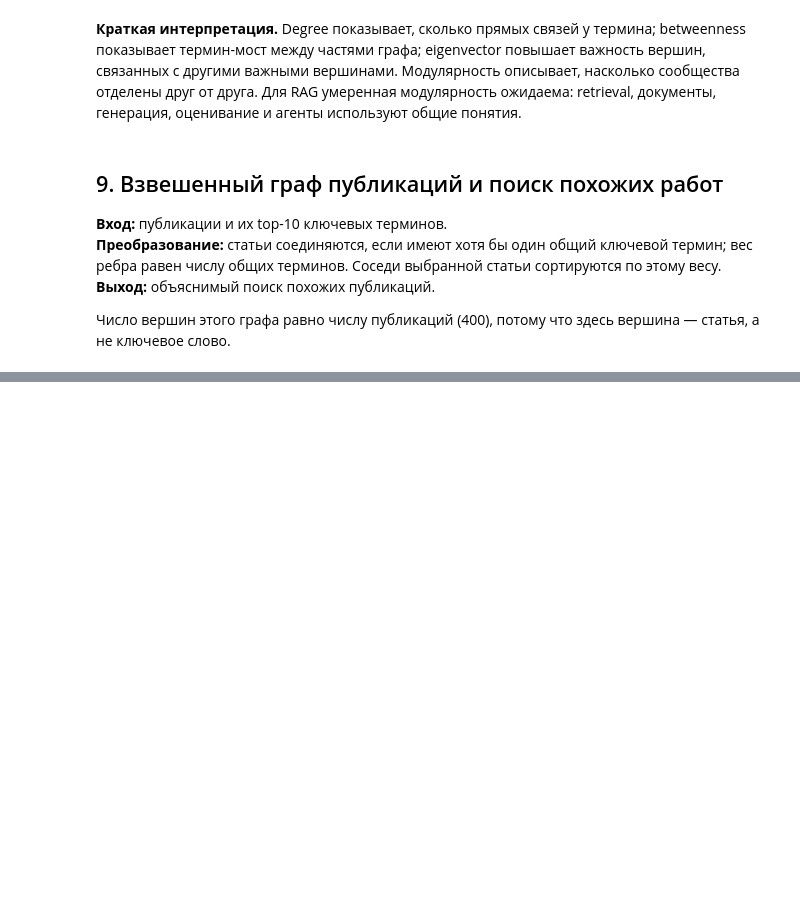
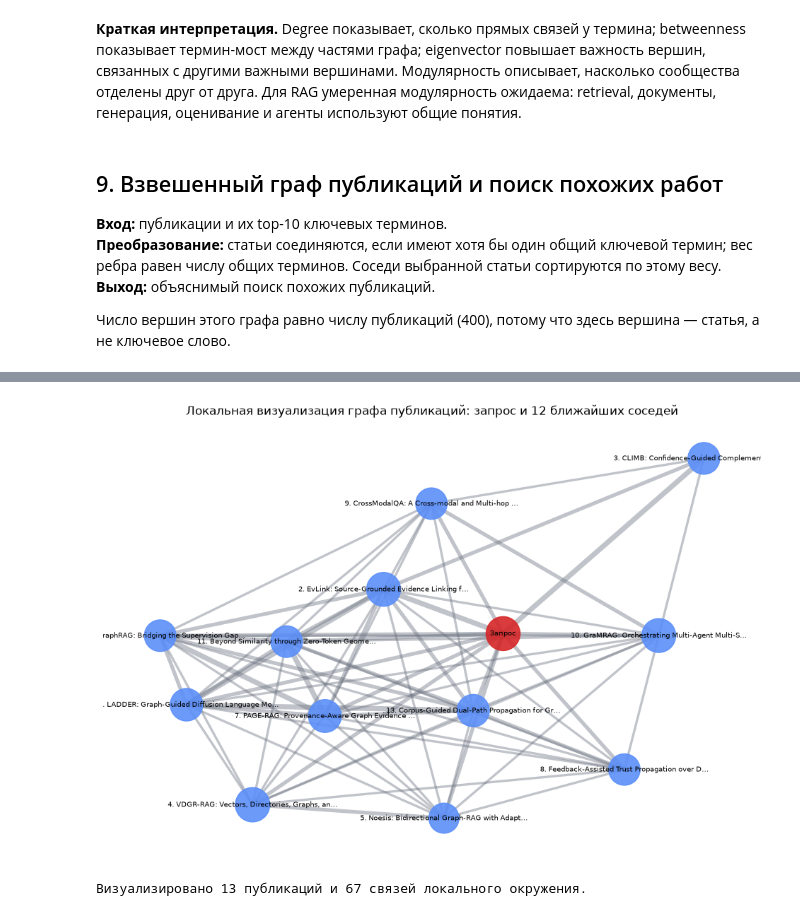
Before and after one commit to m4itmo/s7-andan-labs-reports, a Jupyter notebook: lab1_rag_graph/rag_graph_lab1.ipynb, the cells around one changed output, grey strips where cells are left out. Cells and saved outputs as stored; diff of their text form; code cells hidden in the pictures; blank space fills up the shorter version.

```diff
--- a/lab1_rag_graph/rag_graph_lab1.ipynb
+++ b/lab1_rag_graph/rag_graph_lab1.ipynb
@@ -453,3 +539,32 @@ GraphLoom: Reliability-Calibrated Graph Evidence Routing for Multimodal KG-RAG
+# %%
+# Читаемая визуализация: локальная проекция полного взвешенного графа публикаций.
+VISUAL_NEIGHBORS = 12
+visual_neighbors = nearest_publications(publication_graph, query_id, top_k=VISUAL_NEIGHBORS)['id'].tolist()
+publication_subgraph = publication_graph.subgraph([query_id, *visual_neighbors]).copy()
+publication_pos = nx.spring_layout(publication_subgraph, seed=RANDOM_SEED, weight='weight')
+
+fig, ax = plt.subplots(figsize=(12, 8))
+node_sizes = [
+    1200 if node == query_id else 260 + 12 * publication_graph.degree(node)
+    for node in publication_subgraph.nodes
+]
+node_colors = ['#d62728' if node == query_id else '#5b8ff9' for node in publication_subgraph.nodes]
+edge_widths = [1 + 1.4 * attrs['weight'] for _, _, attrs in publication_subgraph.edges(data=True)]
+nx.draw_networkx_edges(publication_subgraph, publication_pos, width=edge_widths, alpha=.42, edge_color='#6b7280', ax=ax)
+nx.draw_networkx_nodes(publication_subgraph, publication_pos, node_size=node_sizes, node_color=node_colors, alpha=.9, ax=ax)
+labels = {
+    node: ('Запрос' if node == query_id else f'{index + 1}. {publication_subgraph.nodes[node]["title"][:42]}…')
+    for index, node in enumerate([query_id, *visual_neighbors])
+}
+nx.draw_networkx_labels(publication_subgraph, publication_pos, labels=labels, font_size=7, ax=ax)
+ax.set_title('Локальная визуализация графа публикаций: запрос и 12 ближайших соседей')
+ax.axis('off')
+plt.show()
+
+print(f'Визуализировано {publication_subgraph.number_of_nodes()} публикаций и {publication_subgraph.number_of_edges()} связей локального окружения.')
+# %% [output]
+[figure, added]
+Визуализировано 13 публикаций и 67 связей локального окружения.
 # %% [markdown]
 ## 10. Ограничения и выводы
 
```
Also changed, not shown: parts of 9 cells of this notebook.
